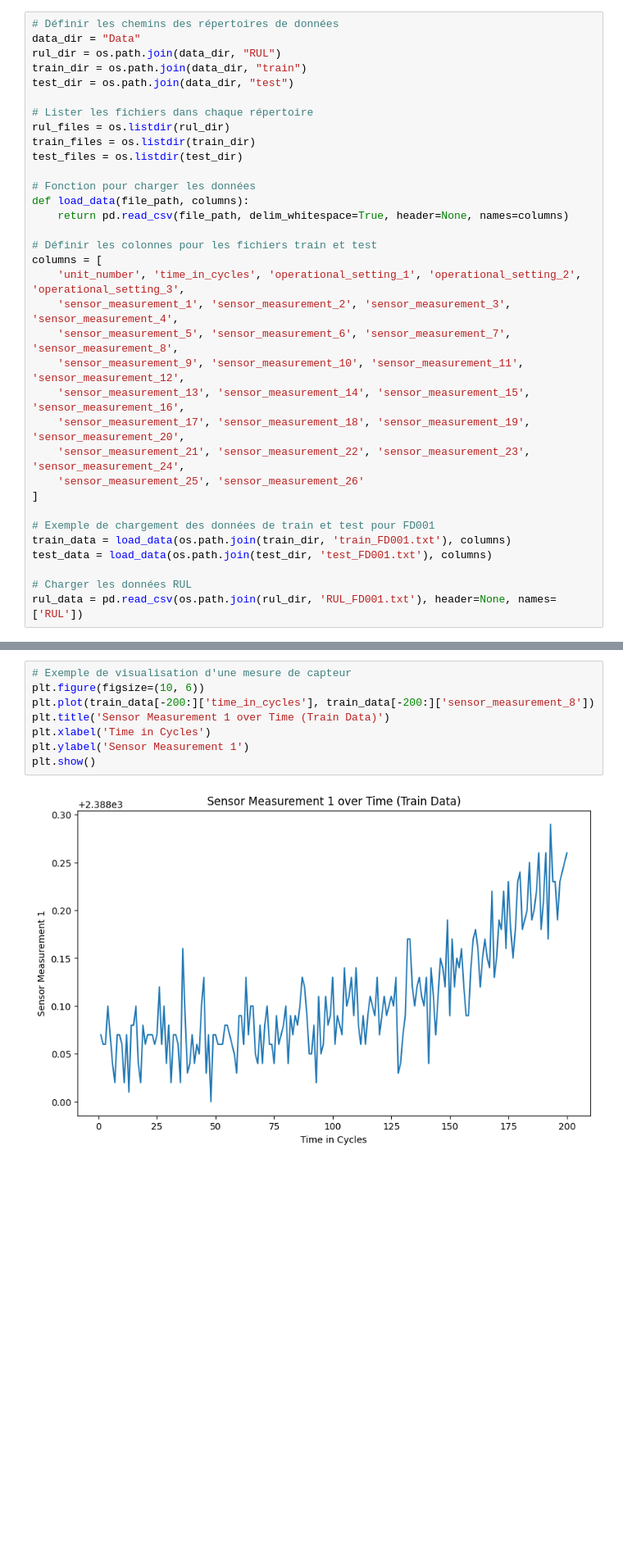
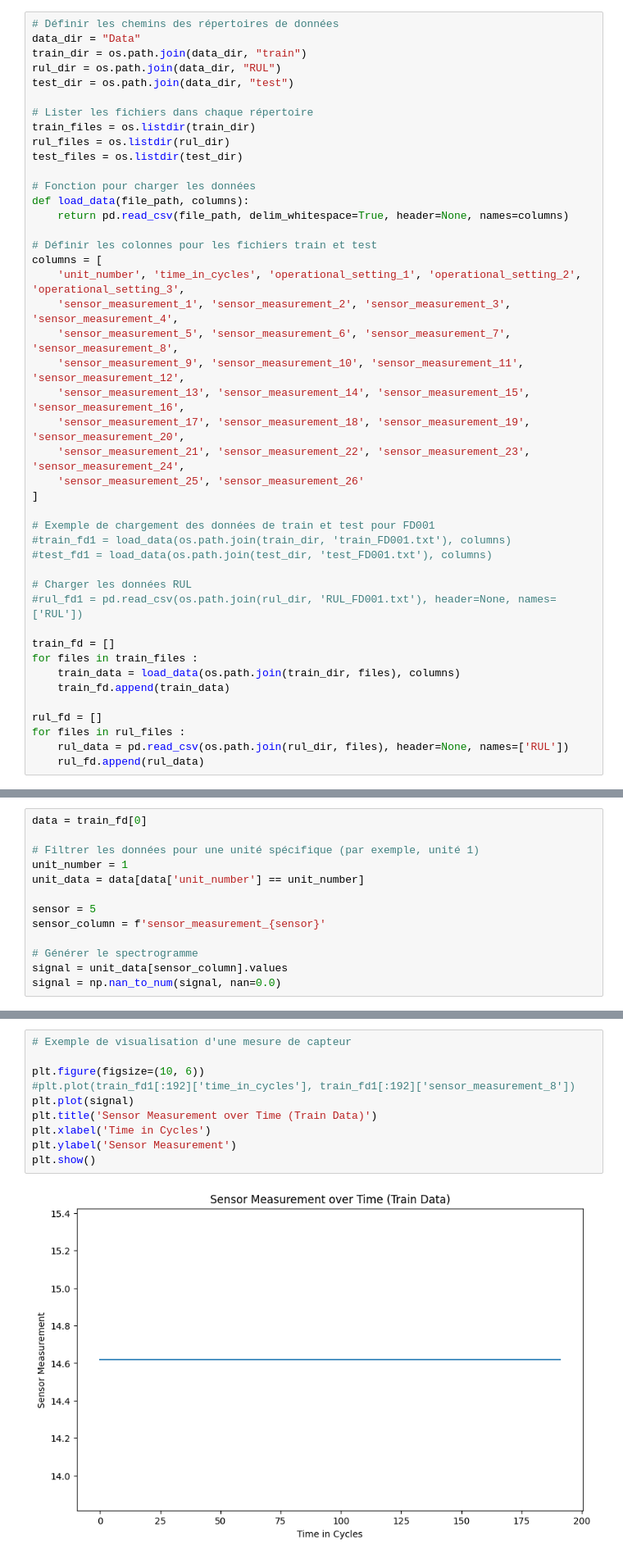
Before and after one commit to OussamaLay/Turbofan, a Jupyter notebook: main.ipynb, the cells around one changed output, grey strips where cells are left out. Shown: that part at 82% size. Drawn from its saved outputs; the diff is of its cells as text; blank space fills up the shorter version.

```diff
--- a/main.ipynb
+++ b/main.ipynb
@@ -17,13 +19,13 @@ import cv2
 # %%
 # Définir les chemins des répertoires de données
 data_dir = "Data"
+train_dir = os.path.join(data_dir, "train")
 rul_dir = os.path.join(data_dir, "RUL")
-train_dir = os.path.join(data_dir, "train")
 test_dir = os.path.join(data_dir, "test")
 
 # Lister les fichiers dans chaque répertoire
+train_files = os.listdir(train_dir)
 rul_files = os.listdir(rul_dir)
-train_files = os.listdir(train_dir)
 test_files = os.listdir(test_dir)
 
 # Fonction pour charger les données
@@ -43,8 +45,18 @@ columns = [
 ]
 
 # Exemple de chargement des données de train et test pour FD001
-train_data = load_data(os.path.join(train_dir, 'train_FD001.txt'), columns)
-test_data = load_data(os.path.join(test_dir, 'test_FD001.txt'), columns)
+#train_fd1 = load_data(os.path.join(train_dir, 'train_FD001.txt'), columns)
+#test_fd1 = load_data(os.path.join(test_dir, 'test_FD001.txt'), columns)
 
 # Charger les données RUL
-rul_data = pd.read_csv(os.path.join(rul_dir, 'RUL_FD001.txt'), header=None, names=['RUL'])
+#rul_fd1 = pd.read_csv(os.path.join(rul_dir, 'RUL_FD001.txt'), header=None, names=['RUL'])
+
+train_fd = []
+for files in train_files :
+    train_data = load_data(os.path.join(train_dir, files), columns)
+    train_fd.append(train_data)
+
+rul_fd = []
+for files in rul_files :
+    rul_data = pd.read_csv(os.path.join(rul_dir, files), header=None, names=['RUL'])
+    rul_fd.append(rul_data)
@@ -118,0 +169,13 @@ plot_signal_for_unit(train_data, 2, 'sensor_measurement_1', 'Sensor Measurement
+# %%
+data = train_fd[0]
+
+# Filtrer les données pour une unité spécifique (par exemple, unité 1)
+unit_number = 1
+unit_data = data[data['unit_number'] == unit_number]
+
+sensor = 5
+sensor_column = f'sensor_measurement_{sensor}'
+
+# Générer le spectrogramme
+signal = unit_data[sensor_column].values
+signal = np.nan_to_num(signal, nan=0.0)
@@ -119,10 +202,12 @@ plot_signal_for_unit(train_data, 2, 'sensor_measurement_1', 'Sensor Measurement
 # %%
 # Exemple de visualisation d'une mesure de capteur
+
 plt.figure(figsize=(10, 6))
-plt.plot(train_data[-200:]['time_in_cycles'], train_data[-200:]['sensor_measurement_8'])
-plt.title('Sensor Measurement 1 over Time (Train Data)')
+#plt.plot(train_fd1[:192]['time_in_cycles'], train_fd1[:192]['sensor_measurement_8'])
+plt.plot(signal)
+plt.title('Sensor Measurement over Time (Train Data)')
 plt.xlabel('Time in Cycles')
-plt.ylabel('Sensor Measurement 1')
+plt.ylabel('Sensor Measurement')
 plt.show()
 # %% [output]
-[figure, old version]
+[figure, new version]
```
Also changed, not shown: parts of 19 cells of this notebook.
